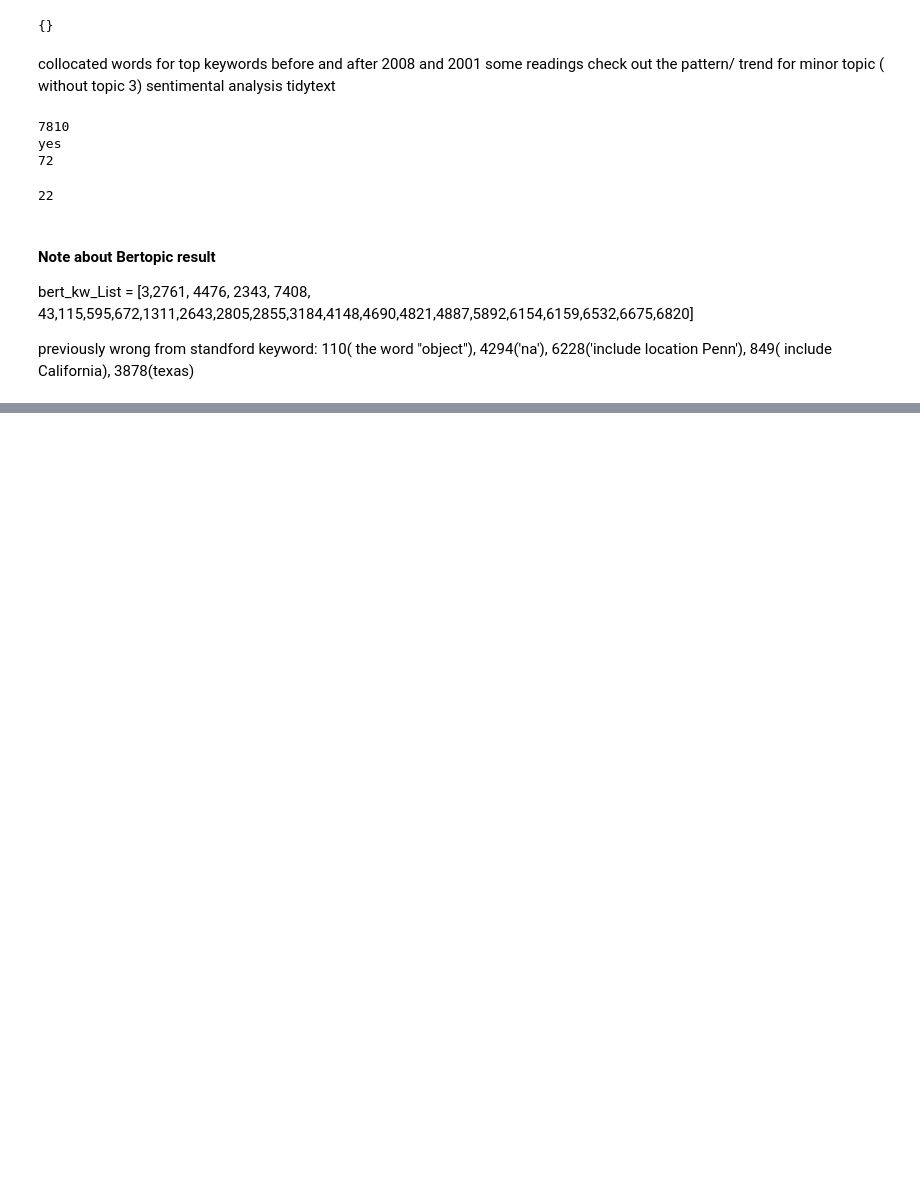
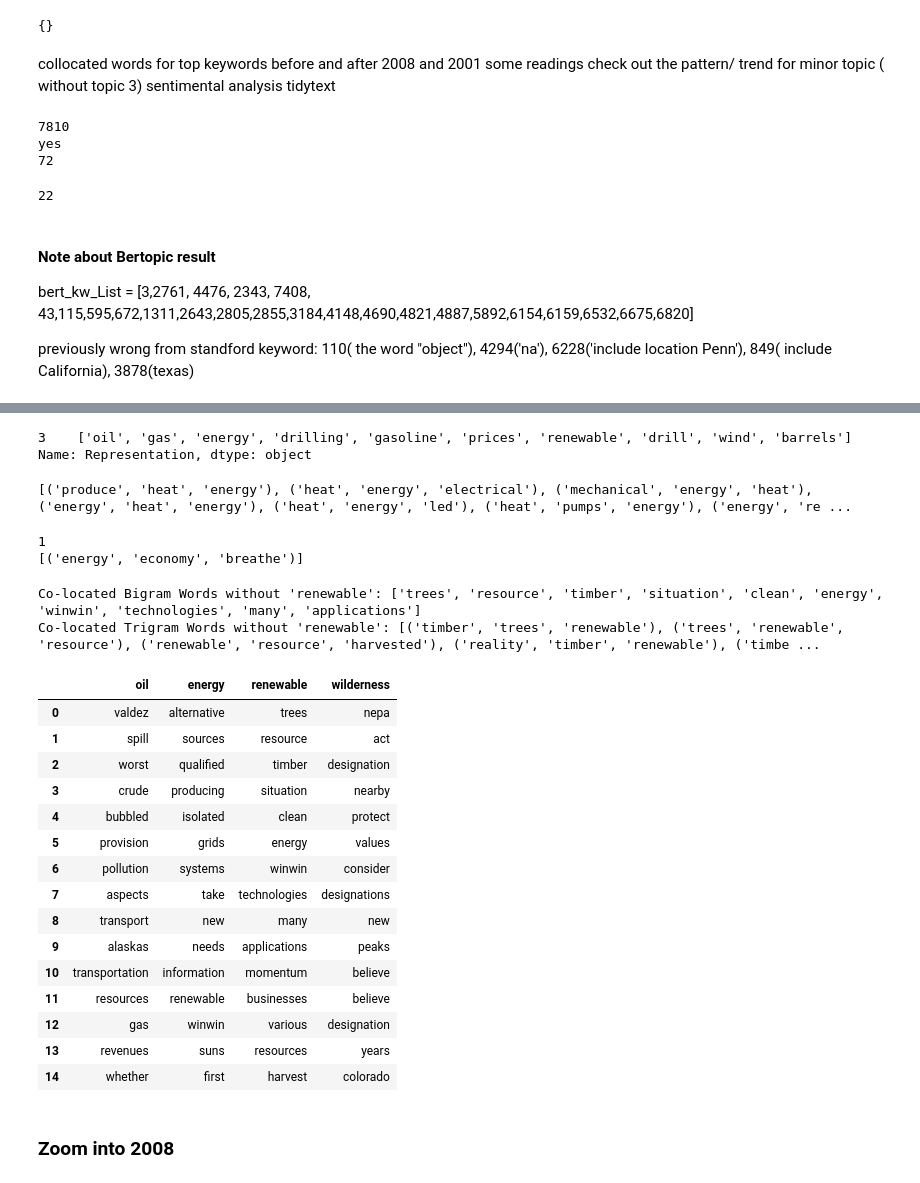
Before and after one commit to LatifaTam/Text-mining-in-social-science, a Jupyter notebook: testing_environ.ipynb, the cells around one changed output, grey strips where cells are left out. Drawn from its saved outputs; the diff is of its cells as text; code cells hidden in the pictures; blank space fills up the shorter version.

```diff
--- a/testing_environ.ipynb
+++ b/testing_environ.ipynb
@@ -274,0 +309,8 @@ result_df = pd.merge(filtered_data, fullData[['speech_id', 'speech']], on='speec
+# %%
+# Check keywords for each topics
+pd.set_option('display.max_colwidth', None)
+keywordList = fullData[fullData.apply(lambda row: row['Topic'] == topicList[0], axis =1)].head(1)['Representation']
+keywordList
+# %% [output]
+3    ['oil', 'gas', 'energy', 'drilling', 'gasoline', 'prices', 'renewable', 'drill', 'wind', 'barrels']
+Name: Representation, dtype: object
@@ -274,0 +363,36 @@ result_df = pd.merge(filtered_data, fullData[['speech_id', 'speech']], on='speec
+# %%
+# find trigram for specific bigram
+target_word_1 = 'energy'
+target_word_2 = 'heat'
+
+fullData['tokens'] = fullData['speech'].apply(word_tokenize)
+stop_words = set(stopwords.words('english'))
+newStop=['president','object','another','point','get','must','made','two','hr','say','go','come','much','may','make','even','going','also','would','could','think','chair','mr','madam','dont','said','did','does','thank','ask','today','just','000','gentleman','speaker','floor']
+for word in newStop:
+    stop_words.add(word)
+fullData['filtered_tokens'] = fullData['tokens'].apply(lambda x: [word.lower() for word in x if word.isalpha() and word.lower() not in stop_words])
+
+fullData['trigrams'] = fullData['filtered_tokens'].apply(lambda x: list(trigrams(x)))
+all_trigrams = [item for sublist in fullData['trigrams'] for item in sublist]
+
+trigram_counts = Counter(all_trigrams)
+co_located_trigrams = [trigram for trigram, count in trigram_counts.items() if target_word_1 in trigram and target_word_2 in trigram]
+print(co_located_trigrams)
+
+#fullData['bigrams'] = fullData['filtered_tokens'].apply(lambda x: list(bigrams(x)))
+#all_bigrams = [item for sublist in fullData['bigrams'] for item in sublist]
+#bigram_counts = Counter(all_bigrams)
+#co_located_bigrams = [bigram for bigram, count in bigram_counts.items() if target_word_1 in bigram and target_word_2 in bigram]
+# %% [output]
+[('produce', 'heat', 'energy'), ('heat', 'energy', 'electrical'), ('mechanical', 'energy', 'heat'), ('energy', 'heat', 'energy'), ('heat', 'energy', 'led'), ('heat', 'pumps', 'energy'), ('energy', 're ...
+# %%
+# find frequency for targeted trigram
+print(trigram_counts[('energy', 'economy', 'breathe')])
+print(co_located_trigrams)
+# %% [output]
+1
+[('energy', 'economy', 'breathe')]
+# %%
+# present speech for specific ID
+pd.set_option('display.max_colwidth', None)
+fullData[fullData['speech_id']==1070120577]['speech']
@@ -274,0 +403,25 @@ result_df = pd.merge(filtered_data, fullData[['speech_id', 'speech']], on='speec
+# %%
+result_df =1
+colocated('renewable',fullData,result_df)
+# %% [output]
+Co-located Bigram Words without 'renewable': ['trees', 'resource', 'timber', 'situation', 'clean', 'energy', 'winwin', 'technologies', 'many', 'applications']
+Co-located Trigram Words without 'renewable': [('timber', 'trees', 'renewable'), ('trees', 'renewable', 'resource'), ('renewable', 'resource', 'harvested'), ('reality', 'timber', 'renewable'), ('timbe ...
+# %%
+result_df
+# %% [output]
+|  | oil | energy | renewable | wilderness |
+| 0 | valdez | alternative | trees | nepa |
+| 1 | spill | sources | resource | act |
+| 2 | worst | qualified | timber | designation |
+| 3 | crude | producing | situation | nearby |
+| 4 | bubbled | isolated | clean | protect |
+| 5 | provision | grids | energy | values |
+| 6 | pollution | systems | winwin | consider |
+| 7 | aspects | take | technologies | designations |
+| 8 | transport | new | many | new |
+| 9 | alaskas | needs | applications | peaks |
+| 10 | transportation | information | momentum | believe |
+| 11 | resources | renewable | businesses | believe |
+| 12 | gas | winwin | various | designation |
+| 13 | revenues | suns | resources | years |
+| 14 | whether | first | harvest | colorado |
@@ -274,0 +434,2 @@ result_df = pd.merge(filtered_data, fullData[['speech_id', 'speech']], on='speec
+# %% [markdown]
+### Zoom into 2008
```
Also changed, not shown: parts of 18 cells of this notebook, 1 other file.
